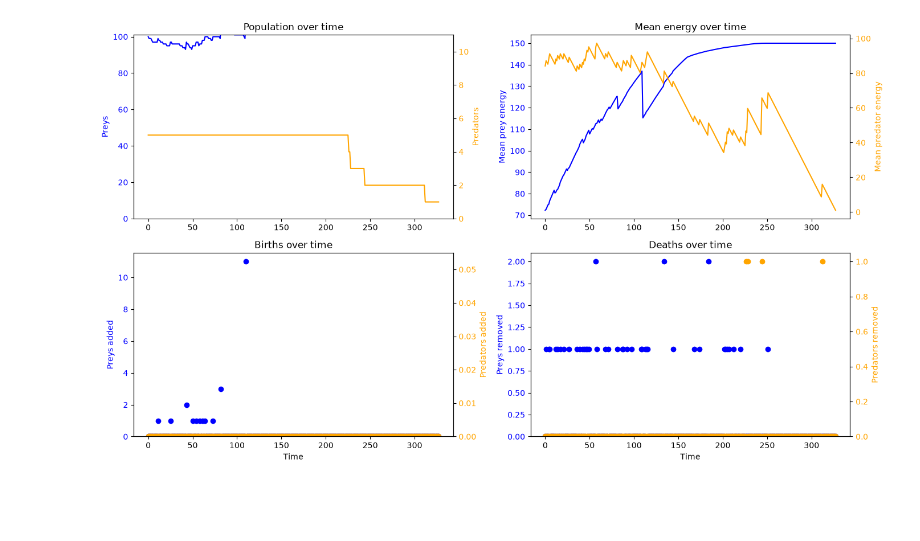
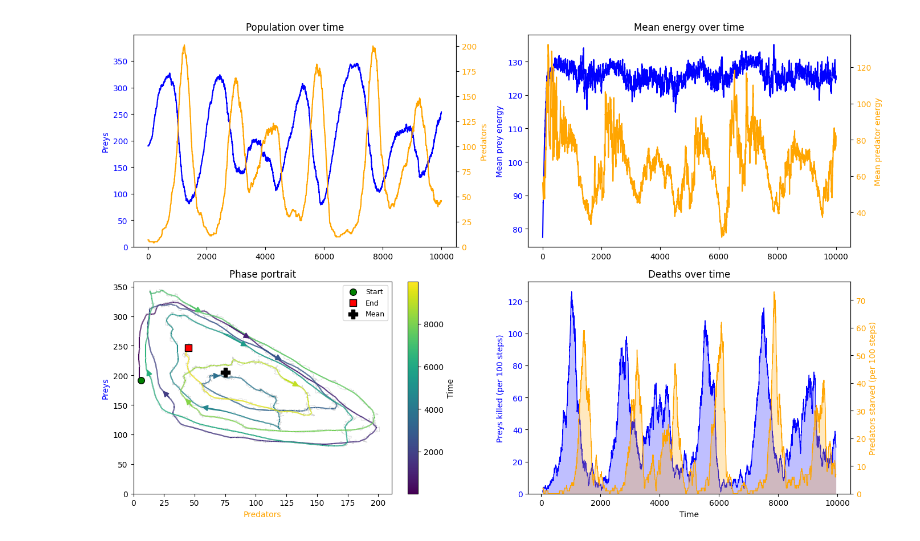
Before and after one commit to arthurleq/predator-prey-population-model-, a Jupyter notebook: Lotka-Volterra.ipynb, the cells around one changed output. Saved outputs shown, nothing was run; the diff lists cells and outputs as text; code cells hidden in the pictures; blank space fills up the shorter version.

```diff
--- a/Lotka-Volterra.ipynb
+++ b/Lotka-Volterra.ipynb
@@ -1,6 +3,7 @@
 # %%
 from world import World
 
-WIDTH, HEIGHT = 100, 100
+# Size of the world
+WIDTH, HEIGHT = 86, 86
 
 world = World(WIDTH, HEIGHT)
@@ -181,75 +209,114 @@ history, frames, T = run_simulation(world, T)
 # %%
+import numpy as np
 import matplotlib.pyplot as plt
+from matplotlib.collections import LineCollection
 
 # Extraction of the data from history
-prey_counts = [history[t][0] for t in range(T)]
-predator_counts = [history[t][1] for t in range(T)]
-prey_added = [history[t][2] for t in range(T)]
-predator_added = [history[t][3] for t in range(T)]
-prey_removed = [history[t][4] for t in range(T)]
-predator_removed = [history[t][5] for t in range(T)]
+prey_counts = np.array([history[t][0] for t in range(T)])
+predator_counts = np.array([history[t][1] for t in range(T)])
+prey_removed = np.array([history[t][4] for t in range(T)])
+predator_removed = np.array([history[t][5] for t in range(T)])
 prey_mean_energy = [history[t][6] for t in range(T)]
 predator_mean_energy = [history[t][7] for t in range(T)]
 
 color_prey = world.color_prey
 color_predator = world.color_predator
 
-fig, axes = plt.subplots(2, 2, figsize=(14, 8))
+
+def moving_average(x, window):
+    """Mean of x over a sliding window of time steps (the result is shorter than x by window - 1)."""
+    return np.convolve(x, np.ones(window) / window, mode="valid")
+
+
+fig, axes = plt.subplots(2, 2, figsize=(14, 9))
 (ax1, ax3), (ax5, ax6) = axes
 
 # --- Subplot 1 (top left) : populations ---
 ax1.set_ylabel('Preys', color=color_prey)
 ax1.plot(range(T), prey_counts, color=color_prey)
 ax1.tick_params(axis='y', labelcolor=color_prey)
-ax1.set_ylim(0, world.max_preys + 1)
+ax1.set_ylim(0, world.carrying_capacity_prey * 1.05)
 ax1.set_title("Population over time")
 
 ax2 = ax1.twinx()
 ax2.set_ylabel('Predators', color=color_predator)
 ax2.plot(range(T), predator_counts, color=color_predator)
 ax2.tick_params(axis='y', labelcolor=color_predator)
-ax2.set_ylim(0, world.max_predators + 1)
+ax2.set_ylim(0, max(predator_counts) * 1.05)
 
 # --- Subplot 2 (top right) : mean energy ---
 ax3.set_ylabel('Mean prey energy', color=color_prey)
 ax3.plot(range(T), prey_mean_energy, color=color_prey)
 ax3.tick_params(axis='y', labelcolor=color_prey)
 ax3.set_title("Mean energy over time")
 
 ax4 = ax3.twinx()
 ax4.set_ylabel('Mean predator energy', color=color_predator)
 ax4.plot(range(T), predator_mean_energy, color=color_predator)
 ax4.tick_params(axis='y', labelcolor=color_predator)
 
-# --- Subplot 3 (bottom left) : births ---
-ax5.set_xlabel('Time')
-ax5.set_ylabel('Preys added', color=color_prey)
-ax5.scatter(range(T), prey_added, color=color_prey)
-ax5.tick_params(axis='y', labelcolor=color_prey)
+# --- Subplot 3 (bottom left) : phase portrait (preys as a function of predators) ---
+# in a Lotka-Volterra model, the populations turn around their mean values in closed loops
+
+# raw trajectory in the background
+ax5.plot(predator_counts, prey_counts, color="lightgray", lw=0.5, zorder=1)
+
+# trajectory smoothed over a few time steps, colored by time
+smooth = max(1, min(50, T // 20))
+x = moving_average(predator_counts, smooth)
+y = moving_average(prey_counts, smooth)
+time = np.arange(len(x)) + smooth // 2
+norm = plt.Normalize(time.min(), time.max())
+points = np.column_stack([x, y])
+trajectory = LineCollection(np.stack([points[:-1], points[1:]], axis=1), cmap="viridis", norm=norm,
+                            linewidth=1.5, zorder=2)
+trajectory.set_array(time[:-1])
+ax5.add_collection(trajectory)
+fig.colorbar(trajectory, ax=ax5, label="Time")
+
+# arrows showing in which direction the cycles turn
+if len(x) > 20:
+    for i in np.linspace(0, len(x) - 1, 12, dtype=int)[1:-1]:
+        j = min(i + smooth, len(x) - 1)
+        ax5.annotate("", xy=(x[j], y[j]), xytext=(x[i], y[i]), zorder=3,
+                     arrowprops=dict(arrowstyle="-|>", color=trajectory.cmap(norm(time[i])), lw=1.5,
+                                     mutation_scale=15))
+
+ax5.scatter(x[0], y[0], marker="o", s=70, color="green", edgecolor="black", zorder=4, label="Start")
+ax5.scatter(x[-1], y[-1], marker="s", s=70, color="red", edgecolor="black", zorder=4, label="End")
+ax5.scatter(predator_counts.mean(), prey_counts.mean(), marker="P", s=120, color="black", zorder=4,
+            label="Mean")
+ax5.set_xlabel('Predators', color=color_predator)
+ax5.set_ylabel('Preys', color=color_prey)
+ax5.set_xlim(left=0)
 ax5.set_ylim(bottom=0)
-ax5.set_title("Births over time")
-
-ax5b = ax5.twinx()
-ax5b.set_ylabel('Predators added', color=color_predator)
-ax5b.scatter(range(T), predator_added, color=color_predator)
-ax5b.set_ylim(bottom=0)
-ax5b.tick_params(axis='y', labelcolor=color_predator)
+ax5.set_title("Phase portrait")
+ax5.legend(loc="upper right", fontsize=9)
 
 # --- Subplot 4 (bottom right) : deaths ---
-ax6.set_xlabel('Time')
-ax6.set_ylabel('Preys removed', color=color_prey)
-ax6.scatter(range(T), prey_removed, color=color_prey)
+# a death is a rare event at each time step: the deaths are counted over a sliding window of time steps
+window = max(1, T // 100)
+prey_deaths = moving_average(prey_removed, window) * window
+predator_deaths = moving_average(predator_removed, window) * window
+time = np.arange(len(prey_deaths)) + window // 2
+
+# the preys only die when they are killed by a predator, the predators when they starve
+ax6.fill_between(time, prey_deaths, color=color_prey, alpha=0.25, lw=0)
+ax6.plot(time, prey_deaths, color=color_prey, lw=1)
+ax6.set_ylabel(f'Preys killed (per {window} steps)', color=color_prey)
 ax6.tick_params(axis='y', labelcolor=color_prey)
 ax6.set_ylim(bottom=0)
+ax6.set_xlabel('Time')
 ax6.set_title("Deaths over time")
 
 ax6b = ax6.twinx()
-ax6b.set_ylabel('Predators removed', color=color_predator)
-ax6b.scatter(range(T), predator_removed, color=color_predator)
+ax6b.fill_between(time, predator_deaths, color=color_predator, alpha=0.25, lw=0)
+ax6b.plot(time, predator_deaths, color=color_predator, lw=1)
+ax6b.set_ylabel(f'Predators starved (per {window} steps)', color=color_predator)
 ax6b.tick_params(axis='y', labelcolor=color_predator)
 ax6b.set_ylim(bottom=0)
 
 fig.tight_layout()
 plt.show()
 # %% [output]
-[figure, old version]
+[figure, new version]
```
Also changed, not shown: parts of 12 cells of this notebook, 5 other files.
